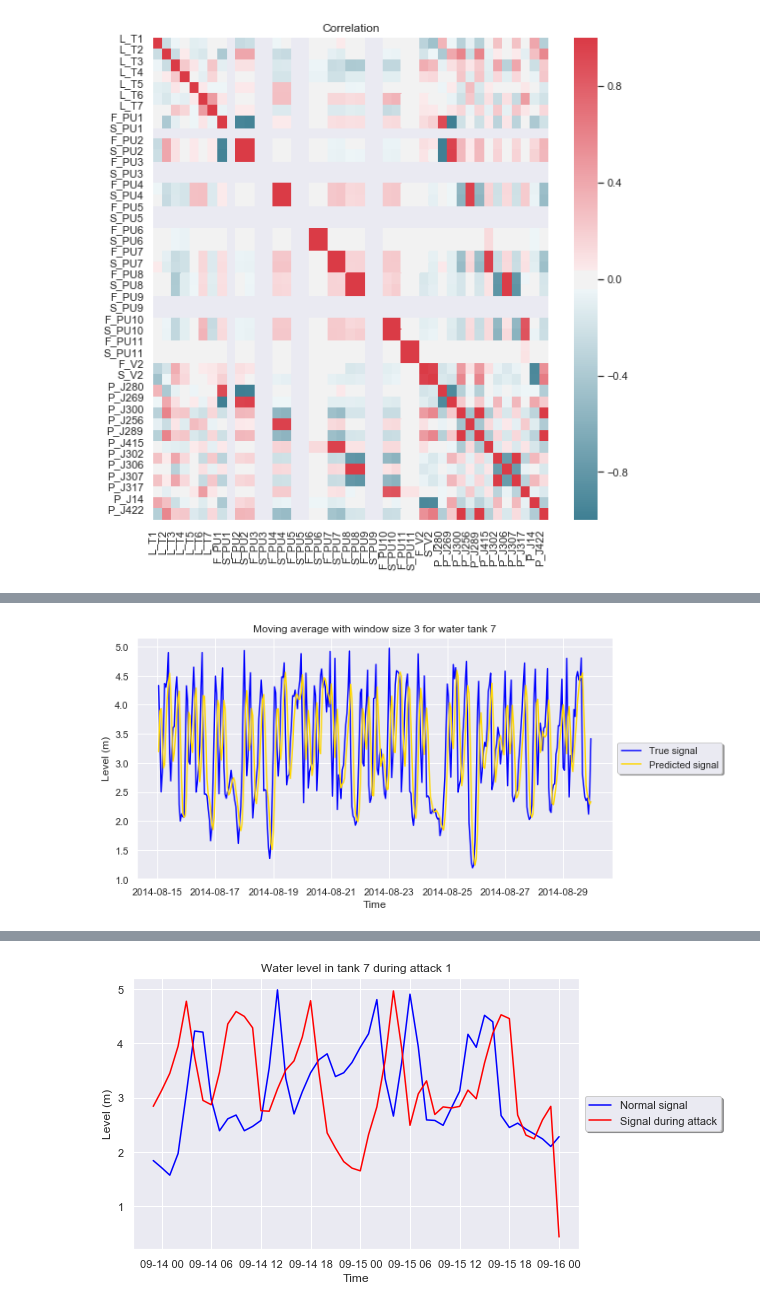
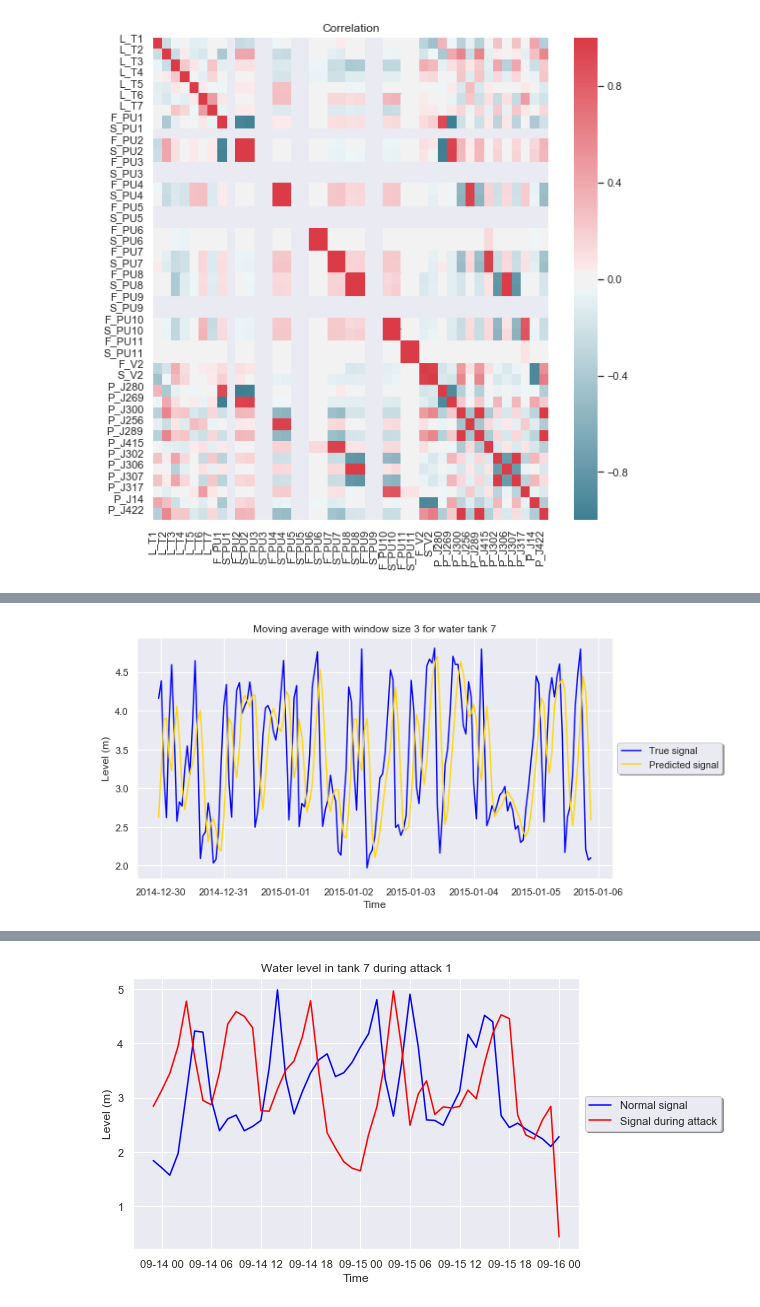
Before and after one commit to simionAndrei/CyberAnomDetect2, a Jupyter notebook: Exploratory Analysis.ipynb, the cells around one changed output, grey strips where cells are left out. Drawn from its saved outputs; the diff is of its cells as text; code cells hidden in the pictures.

```diff
--- a/Exploratory Analysis.ipynb
+++ b/Exploratory Analysis.ipynb
@@ -107,8 +107,8 @@ mavg_model.predict()
 # %%
-mavg_model.plot_prediction(start_time = '2014-08-15 00', stop_time = '2014-08-30 00',
+mavg_model.plot_prediction(start_time = '2014-12-29 22', stop_time = '2015-01-05 22',
                            filename = "mavg_tank7.png")
 # %% [output]
-[figure, old version]
+[figure, new version]
 # %%
 dateparse = lambda x: pd.datetime.strptime(x, '%d/%m/%y %H')
 optim_filename = logger.config_dict['OPTIM_FILE']
```
Also changed, not shown: parts of 29 cells of this notebook, 1 other file.
